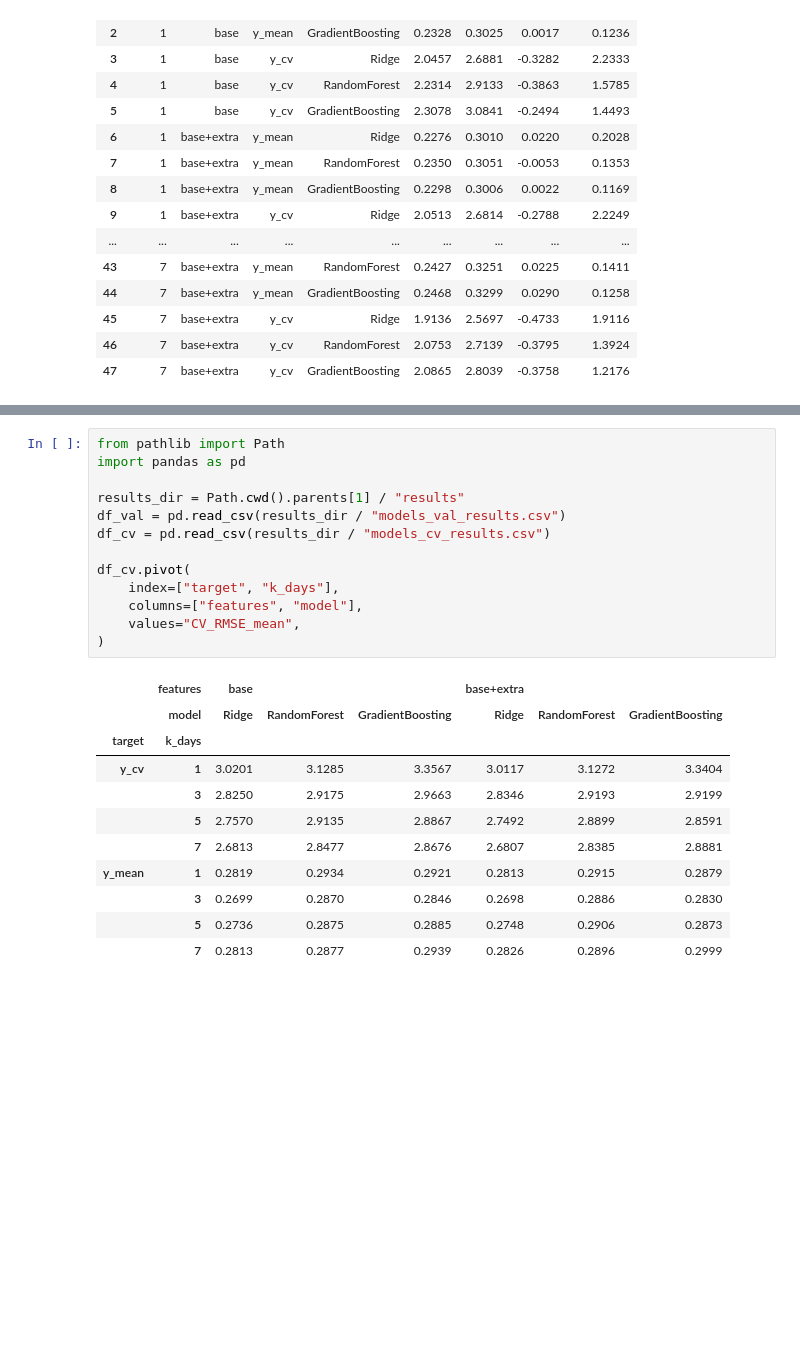
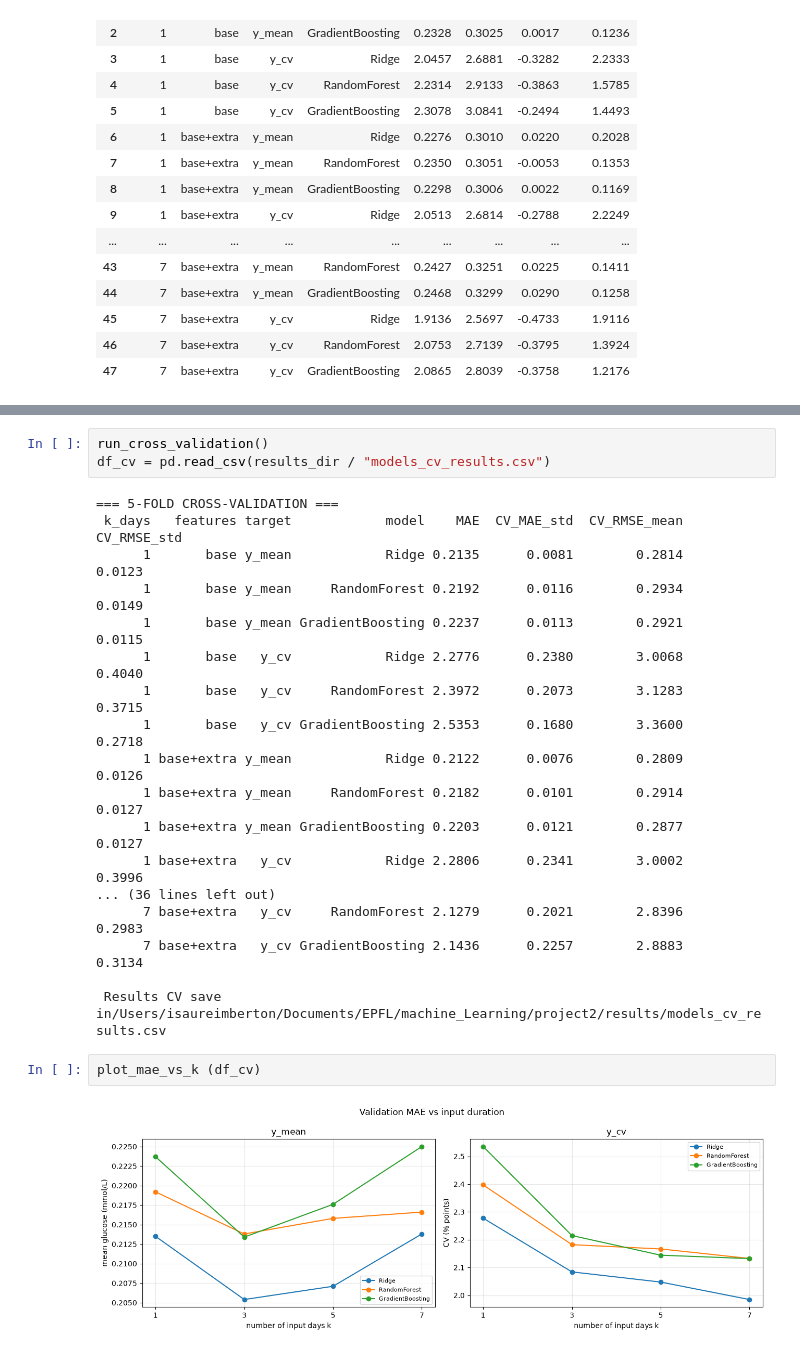
Before and after one commit to isaureimb/MLproject2, a Jupyter notebook: notebooks/Results.ipynb, the cells around one changed output, grey strips where cells are left out. Saved outputs shown, nothing was run; the diff lists cells and outputs as text; blank space fills up the shorter version.

```diff
--- a/notebooks/Results.ipynb
+++ b/notebooks/Results.ipynb
@@ -92,25 +118,25 @@ Résultats sauvegardés dans /Users/isaureimberton/Documents/EPFL/machine_Learni
+# %%
+run_cross_validation()
+df_cv = pd.read_csv(results_dir / "models_cv_results.csv")
+# %% [output]
+=== 5-FOLD CROSS-VALIDATION ===
+ k_days   features target            model    MAE  CV_MAE_std  CV_RMSE_mean  CV_RMSE_std
+      1       base y_mean            Ridge 0.2135      0.0081        0.2814       0.0123
+      1       base y_mean     RandomForest 0.2192      0.0116        0.2934       0.0149
+      1       base y_mean GradientBoosting 0.2237      0.0113        0.2921       0.0115
+      1       base   y_cv            Ridge 2.2776      0.2380        3.0068       0.4040
+      1       base   y_cv     RandomForest 2.3972      0.2073        3.1283       0.3715
+      1       base   y_cv GradientBoosting 2.5353      0.1680        3.3600       0.2718
+      1 base+extra y_mean            Ridge 0.2122      0.0076        0.2809       0.0126
+      1 base+extra y_mean     RandomForest 0.2182      0.0101        0.2914       0.0127
+      1 base+extra y_mean GradientBoosting 0.2203      0.0121        0.2877       0.0127
+      1 base+extra   y_cv            Ridge 2.2806      0.2341        3.0002       0.3996
+... (36 lines left out)
+      7 base+extra   y_cv     RandomForest 2.1279      0.2021        2.8396       0.2983
+      7 base+extra   y_cv GradientBoosting 2.1436      0.2257        2.8883       0.3134
+
+ Results CV save in/Users/isaureimberton/Documents/EPFL/machine_Learning/project2/results/models_cv_results.csv
 # %%
-from pathlib import Path
-import pandas as pd
-
-results_dir = Path.cwd().parents[1] / "results"
-df_val = pd.read_csv(results_dir / "models_val_results.csv")
-df_cv = pd.read_csv(results_dir / "models_cv_results.csv")
-
-df_cv.pivot(
-    index=["target", "k_days"],
-    columns=["features", "model"],
-    values="CV_RMSE_mean",
-)
+plot_mae_vs_k (df_cv)
 # %% [output]
-|  | features | base |  |  | base+extra |  |  |
-|  | model | Ridge | RandomForest | GradientBoosting | Ridge | RandomForest | GradientBoosting |
-| target | k_days |  |  |  |  |  |  |
-| y_cv | 1 | 3.0201 | 3.1285 | 3.3567 | 3.0117 | 3.1272 | 3.3404 |
-|  | 3 | 2.8250 | 2.9175 | 2.9663 | 2.8346 | 2.9193 | 2.9199 |
-|  | 5 | 2.7570 | 2.9135 | 2.8867 | 2.7492 | 2.8899 | 2.8591 |
-|  | 7 | 2.6813 | 2.8477 | 2.8676 | 2.6807 | 2.8385 | 2.8881 |
-| y_mean | 1 | 0.2819 | 0.2934 | 0.2921 | 0.2813 | 0.2915 | 0.2879 |
-|  | 3 | 0.2699 | 0.2870 | 0.2846 | 0.2698 | 0.2886 | 0.2830 |
-|  | 5 | 0.2736 | 0.2875 | 0.2885 | 0.2748 | 0.2906 | 0.2873 |
-|  | 7 | 0.2813 | 0.2877 | 0.2939 | 0.2826 | 0.2896 | 0.2999 |
+[figure, added]
```
Also changed, not shown: parts of 9 cells of this notebook, 3 other files.
